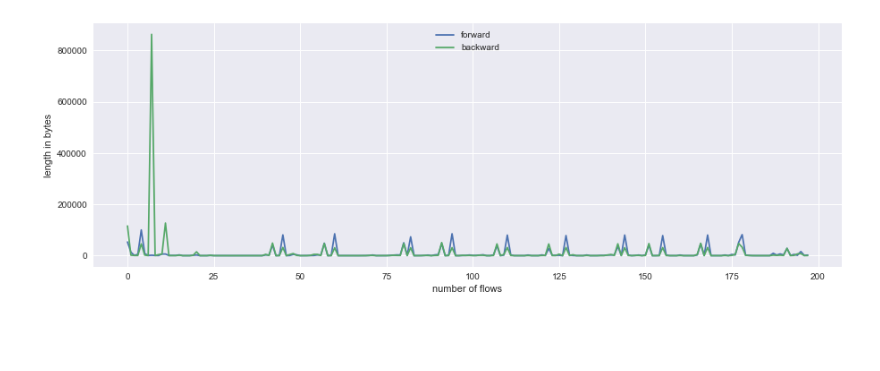
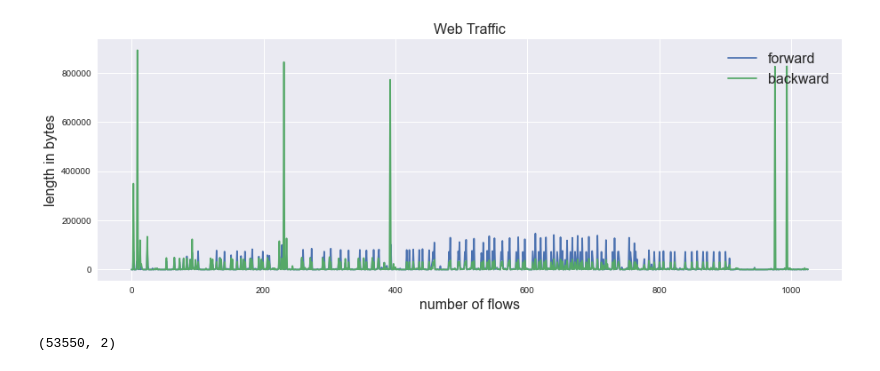
Before and after one commit to jiechengdeng/CS240-Granular-Traffic-Network-Classification, a Jupyter notebook: CS240 Project-Data Analysis.ipynb, the cells around one changed output. Saved outputs shown, nothing was run; the diff lists cells and outputs as text; code cells hidden in the pictures; blank space fills up the shorter version.

```diff
--- a/CS240 Project-Data Analysis.ipynb
+++ b/CS240 Project-Data Analysis.ipynb
@@ -3,7 +3,7 @@ import numpy as np
 import matplotlib.pyplot as plt
 import pandas as pd
 # %%
-rawData = pd.read_csv('google_video.csv')
+rawData = pd.read_csv('Google_hangouts_removeBadPackets.csv')
 # %%
 print(rawData)
 print("(rows,columns):",rawData.shape)
@@ -129,16 +146,31 @@ plt.show()
 # %%
 # plot total length of forward and backward flow in web traffic
 X_web_length_flow = X_total_length_flow[np.where(X_total_length_flow[:,2] == 'Web')]
 fig, ax = plt.subplots(figsize=(15,5))
 for i in range(2):
     plt.plot(X_web_length_flow[:,i],label= flow[i])
 
-plt.ylabel('length in bytes')
-plt.xlabel('number of flows')
-
-legend = plt.legend(loc='upper center', shadow=True)
+plt.ylabel('length in bytes',fontsize=16)
+plt.xlabel('number of flows',fontsize=16)
+plt.title('Web Traffic',fontsize=16)
+legend = plt.legend(loc='upper right',fontsize=16 ,shadow=True)
 frame = legend.get_frame()
 frame.set_facecolor('0.90')
 plt.show()
 # %% [output]
-[figure, old version]
+[figure, new version]
+# %%
+# Analayzing the network at social level - Popularity of hosts
+x_src_ip_port = X_five_tuples[:,:2]
+X_dst_ip_port = X_five_tuples[:,2:4]
+# remove all 0.0.0.0 ip
+X_src_des_ip_remove = X_src_dst_IP[np.where((X_src_dst_IP[:,0] != '0.0.0.0') & (X_src_dst_IP[:,1] != '0.0.0.0') &
+                                           (X_src_dst_IP[:,0] != '255.255.255.255') & (X_src_dst_IP[:,1] != '255.255.255.255'))]
+count, unique = np.unique(X_src_des_ip_remove,return_counts=True)
+unique = unique.reshape(unique.shape[0],1)
+count = count.reshape(count.shape[0],1)
+X_src_des_ip_count = np.concatenate((unique,count),axis=1)
+X_src_des_ip_count = X_src_des_ip_count[X_src_des_ip_count[:,0].argsort()]
+print(X_src_des_ip_remove.shape)
+# %% [output]
+(53550, 2)
```
Also changed, not shown: parts of 9 cells of this notebook, 1 other file.
